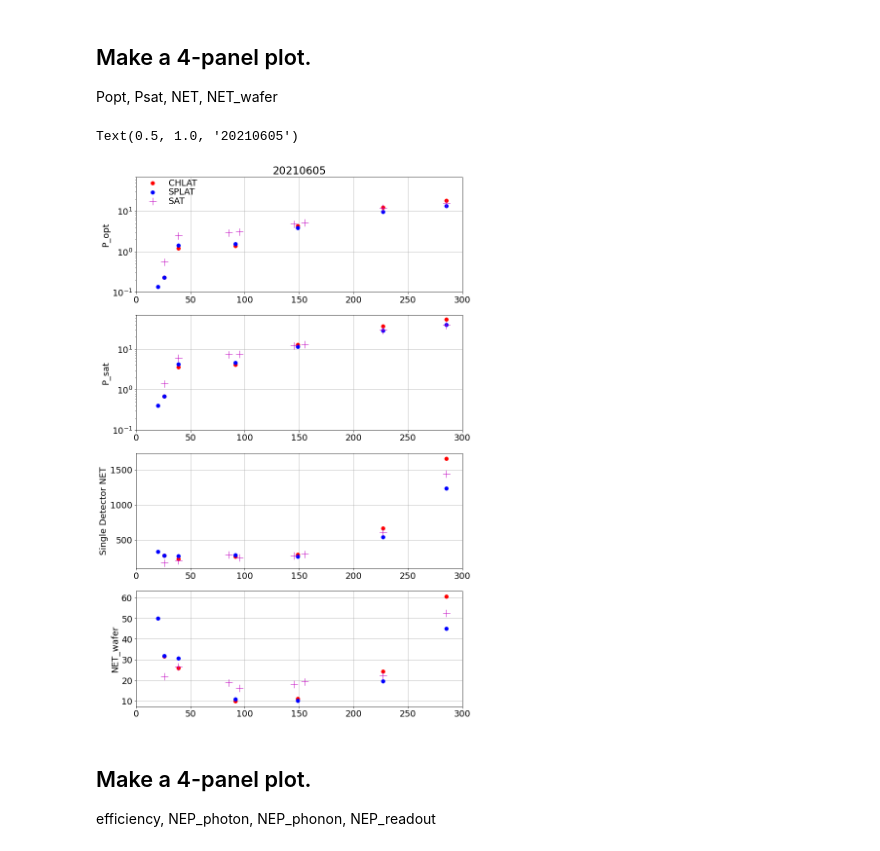
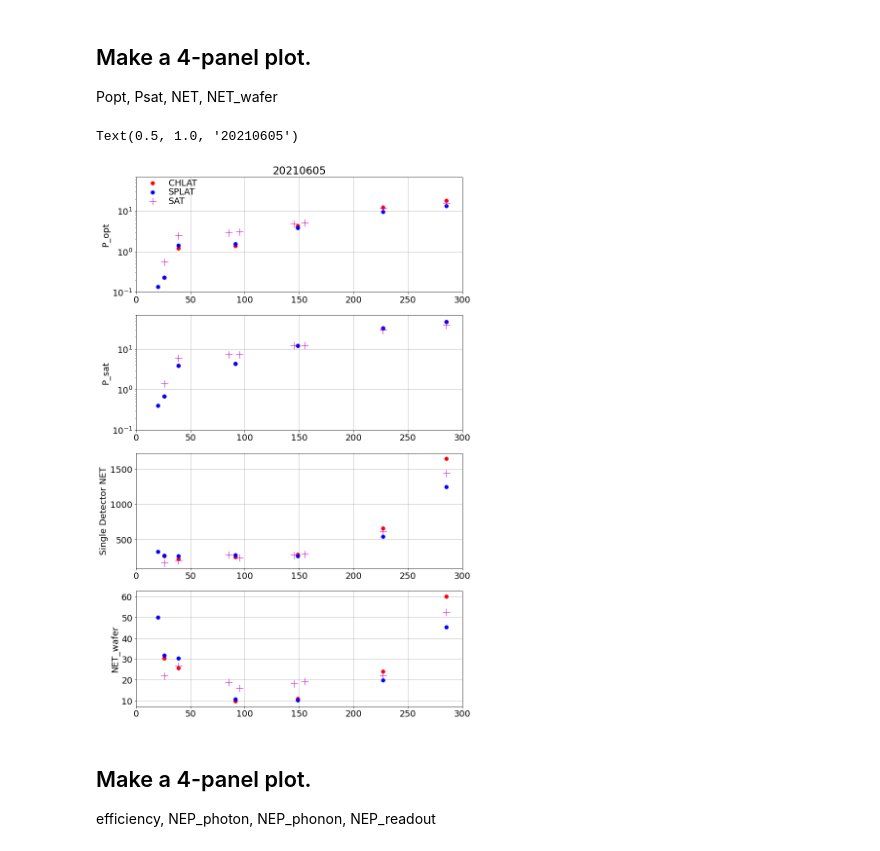
Before and after one commit to CMB-S4/bolo_calc_runs, a Jupyter notebook: pbdr_v2/RunDefaultConfig.ipynb, the cells around one changed output. Cells and saved outputs as stored; diff of their text form; code cells hidden in the pictures.

Commit message:
updated yamls to change UHF->HF, reran fixed psats, and redid basemodel notebook.

```diff
--- a/pbdr_v2/RunDefaultConfig.ipynb
+++ b/pbdr_v2/RunDefaultConfig.ipynb
@@ -20,6 +20,9 @@ plt.rcParams['figure.figsize'] = [12, 20]
 
 # bolo-calc import
 from bolo import Top
+
+#read fixed PSATs from .toml file
+psat_dict = toml.load("FixedPsats.toml")
 # %% [markdown]
 ## Run
 Read yaml files, run bolo_calc, store some outputs into dictionary called "data".
@@ -37,6 +40,32 @@ for yamlfile in yamlfiles:
 
     # location of atmosphere file
     dd['sim_config']['config_dir'] = '../../bolo-calc/config'
+
+    ch_names = list(dd['instrument']['camera_config']['elements']['cam_1']['chan_config']['elements'].keys())
+
+    #---------
+    #convert to Watts
+    for channel in ch_names:
+        psat_dict[yamlfile.partition('.')[0]][channel] *= 1e-12
+
+    #set psat factor to None & delete psat entry from channel default
+    dd['instrument']['channel_default']['psat_factor'] = None
+    del dd['instrument']['channel_default']['psat']
+
+    #assign SI psat values at the channel level
+    for channel in ch_names:
+        dd['instrument']['camera_config']['elements']['cam_1']['chan_config']['elements'][channel]['psat'] = psat_dict[yamlfile.partition('.')[0]][channel]
+    #---------
+
+    # Save some of the defaults things
+    data[yamlfile]['defaults']={}
+    data[yamlfile]['defaults']['Yield']=dd['instrument']['channel_default']['Yield']
+    data[yamlfile]['defaults']['Tc']=dd['instrument']['channel_default']['Tc']
+    data[yamlfile]['defaults']['waist_factor']=dd['instrument']['channel_default']['waist_factor']
+    data[yamlfile]['defaults']['read_frac']=dd['instrument']['channel_default']['read_frac']
+    data[yamlfile]['defaults']['site']=dd['instrument']['site']
+    data[yamlfile]['defaults']['elevation']=dd['instrument']['elevation']
+    data[yamlfile]['defaults']['pwv']=dd['instrument']['pwv']
 
     top = Top(**dd)
     top.run()
@@ -64,6 +93,7 @@ for yamlfile in yamlfiles:
             data[yamlfile][chname]['Gdyn'] = top.instrument.tables[chan]['G'][0]
             data[yamlfile][chname]['corr_fact'] = top.instrument.tables[chan]['corr_fact'][0]
             data[yamlfile][chname]['bandcenter'] = dd['instrument']['camera_config']['elements']['cam_1']['chan_config']['elements'][chname]['band_center']
+            data[yamlfile][chname]['fractional_bandwidth'] = dd['instrument']['camera_config']['elements']['cam_1']['chan_config']['elements'][chname]['fractional_bandwidth']
 
             print('{0:5s} : {1:8.2f} {2:8.2f} {3:8.2f} {4:8.2f}'.format(chname,popt,psat,net,netwafer) )
     print(' ')
@@ -114,41 +164,42 @@ ax4=plt.subplot(4,1,4)
 ax4.set_ylabel('NET_wafer')
 ax4.set_xlim(0,300)
 ax4.grid()
 yfrac = 0.7
 
 for yamlfile in yamlfiles:
     telescope = yamlfile.split('_')[0]
     if telescope == 'CHLAT':
         pointtype = '.r'
     elif telescope == 'SPLAT':
         pointtype = '.b'
     else:
         pointtype = '+m'
 
     for chname in data[yamlfile].keys():
-        nu = data[yamlfile][chname]['bandcenter']
-        #
-        ax1.semilogy(nu, data[yamlfile][chname]['popt'],pointtype, markersize=15 )
-        ax2.semilogy(nu, data[yamlfile][chname]['psat'],pointtype, markersize=15 )
-        ax3.plot(nu, data[yamlfile][chname]['net'],pointtype, markersize=15 )
-        ax4.plot(nu, data[yamlfile][chname]['netwafer'],pointtype, markersize=15 )
-        #
+        if chname != 'defaults':
+            nu = data[yamlfile][chname]['bandcenter']
+            #
+            ax1.semilogy(nu, data[yamlfile][chname]['popt'],pointtype, markersize=15 )
+            ax2.semilogy(nu, data[yamlfile][chname]['psat'],pointtype, markersize=15 )
+            ax3.plot(nu, data[yamlfile][chname]['net'],pointtype, markersize=15 )
+            ax4.plot(nu, data[yamlfile][chname]['netwafer'],pointtype, markersize=15 )
+            #
 
     ymin,ymax = ax1.set_ylim()
     xmin,xmax = ax1.set_xlim()
     xval = xmin+0.05*(xmax-xmin)
     yval = ymin+yfrac*(ymax-ymin)
     ax1.semilogy(xval,yval,pointtype,markersize=15)
     ax1.text(xval+0.05*(xmax-xmin),yval,telescope,verticalalignment='center')
     yfrac = yfrac*0.6
 
 
 ax1.grid()
 ax1.grid()
 ax1.set_title(version_date)
 # %% [output]
 Text(0.5, 1.0, '20210605')
-[figure, old version]
+[figure, new version]
 # %% [markdown]
 ## Make a 4-panel plot.
 efficiency, NEP_photon, NEP_phonon, NEP_readout
```
Also changed, not shown: parts of 7 cells of this notebook, 6 other files.
